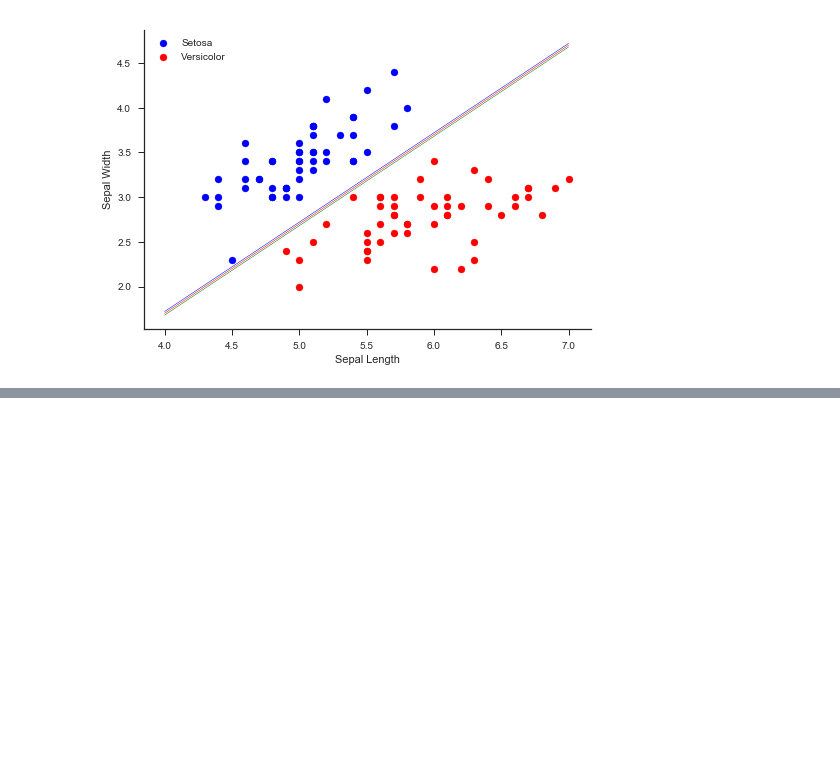
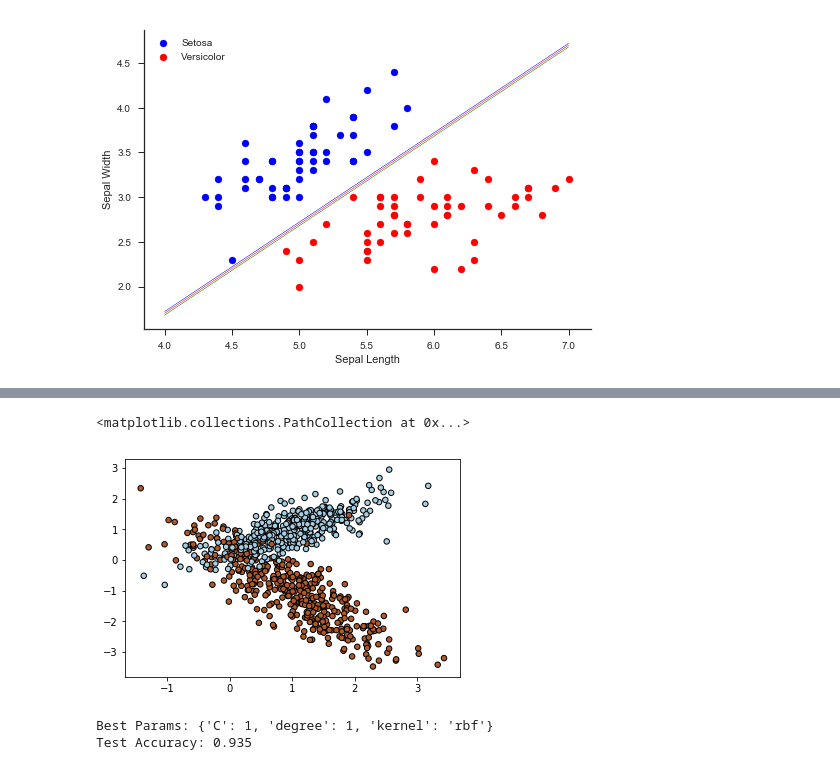
Before and after one commit to tfolkman/byu_econ_applied_machine_learning, a Jupyter notebook: lectures/Lecture_8_SVM.ipynb, the cells around one changed output, grey strips where cells are left out. Cells and saved outputs as stored; diff of their text form; code cells hidden in the pictures; blank space fills up the shorter version.

```diff
--- a/lectures/Lecture_8_SVM.ipynb
+++ b/lectures/Lecture_8_SVM.ipynb
@@ -93,0 +110,18 @@ Note: Choosing a large value for $\gamma$ increases variance and a small value i
+# %%
+X, y = make_classification(n_samples=1000, n_features=2, n_redundant=0, n_clusters_per_class=1, random_state=1)
+X_train, X_test, y_train, y_test = train_test_split(X, y, test_size=0.20, random_state=42)
+plt.scatter(X_train[:, 0], X_train[:, 1], s=30, c=y_train, cmap=plt.cm.Paired,
+            edgecolors='k')
+# %% [output]
+<matplotlib.collections.PathCollection at 0x...>
+[figure, added]
+# %%
+clf = SVC()
+gridsearch = GridSearchCV(clf, {"C": [.01, 1, 10, 100], "kernel": ['linear', 'poly', 'rbf'],
+                                'degree': [1, 2, 3]}, scoring='accuracy')
+gridsearch.fit(X_train, y_train)
+print("Best Params: {}".format(gridsearch.best_params_))
+print("Test Accuracy: {}".format(accuracy_score(y_test, gridsearch.predict(X_test))))
+# %% [output]
+Best Params: {'C': 1, 'degree': 1, 'kernel': 'rbf'}
+Test Accuracy: 0.935
```
Also changed, not shown: parts of 3 cells of this notebook, 3 other files.
